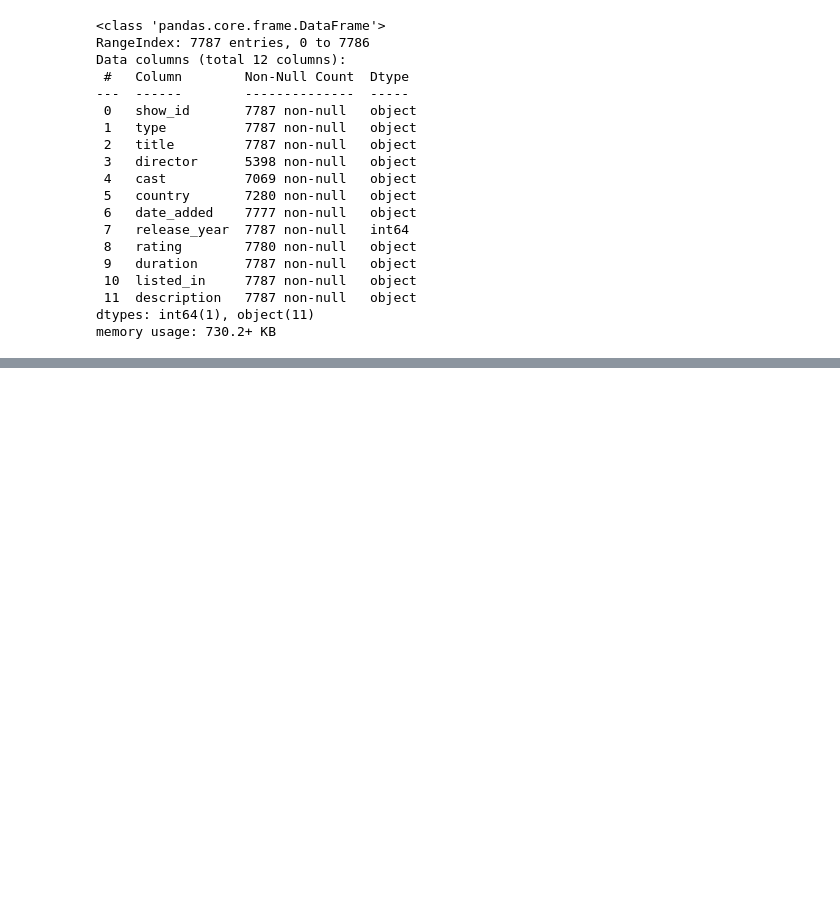
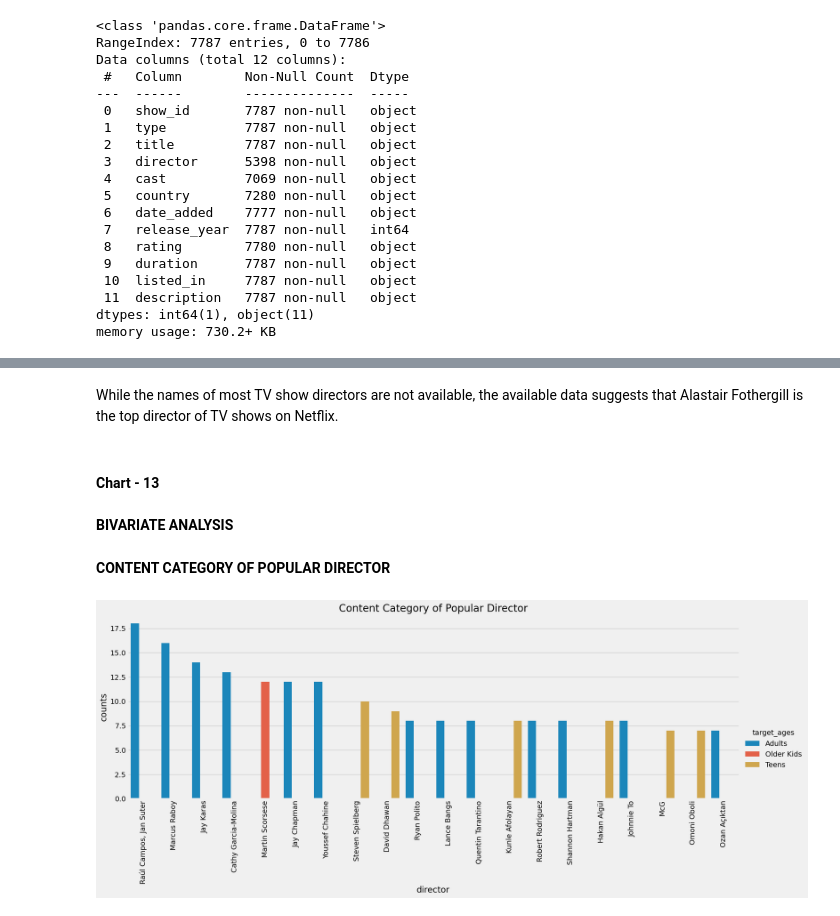
Before and after one commit to makdatascience/Netflix-Movies-TV-Shows-Clustering, a Jupyter notebook: Netflix_Movies_and_TV_Shows_Clustering.ipynb, the cells around one changed output, grey strips where cells are left out. Cells and saved outputs as stored; diff of their text form; code cells hidden in the pictures; blank space fills up the shorter version.

```diff
--- a/Netflix_Movies_and_TV_Shows_Clustering.ipynb
+++ b/Netflix_Movies_and_TV_Shows_Clustering.ipynb
@@ -128,0 +935,33 @@ memory usage: 730.2+ KB
+# %% [markdown]
+While the names of most TV show directors are not available, the available data suggests that Alastair Fothergill is the top director of TV shows on Netflix.
+# %% [markdown]
+#### Chart - 13
+# %% [markdown]
+**BIVARIATE ANALYSIS**
+# %% [markdown]
+**CONTENT CATEGORY OF POPULAR DIRECTOR**
+# %%
+# Creating a function so that we can do bivariate analysis with other feature present in dataset
+def create_plot(hue_param,title):
+  """
+  The function create_plot is designed to create a bar chart visualization of the top 20 directors on Netflix,
+  and how their content is distributed across a particular feature in the dataset that is specified using the hue_param parameter.
+
+  """
+  # Creating a dataframe that will contain director of both movies as well as TV Shows
+  director_df = df[df['director'] != 'Unknown']
+  # Calling the function "create_temp_df" so that we can get top 20 directors
+  top_20_director = create_temp_df(director_df,'director').iloc[:20,:]
+  # Merging top_20_director with "df" and fetching the column required for analysis
+  top_20_director = pd.merge(top_20_director,df,on = 'director')[['director','counts',hue_param]].drop_duplicates(subset =['director'],
+                                                                                                            keep = 'first',ignore_index = True)
+  # Chart - 13 visualization code
+  sns.catplot(data = top_20_director,x = 'director',y = 'counts',kind = 'bar',hue = hue_param,aspect = 3,height = 6)
+  plt.title(title)
+  plt.xticks(rotation = 90)
+  plt.show()
+# %%
+# Calling the function "create_plot"
+create_plot('target_ages',title = 'Content Category of Popular Director')
+# %% [output]
+[figure, added]
```
Also changed, not shown: parts of 342 cells of this notebook.
